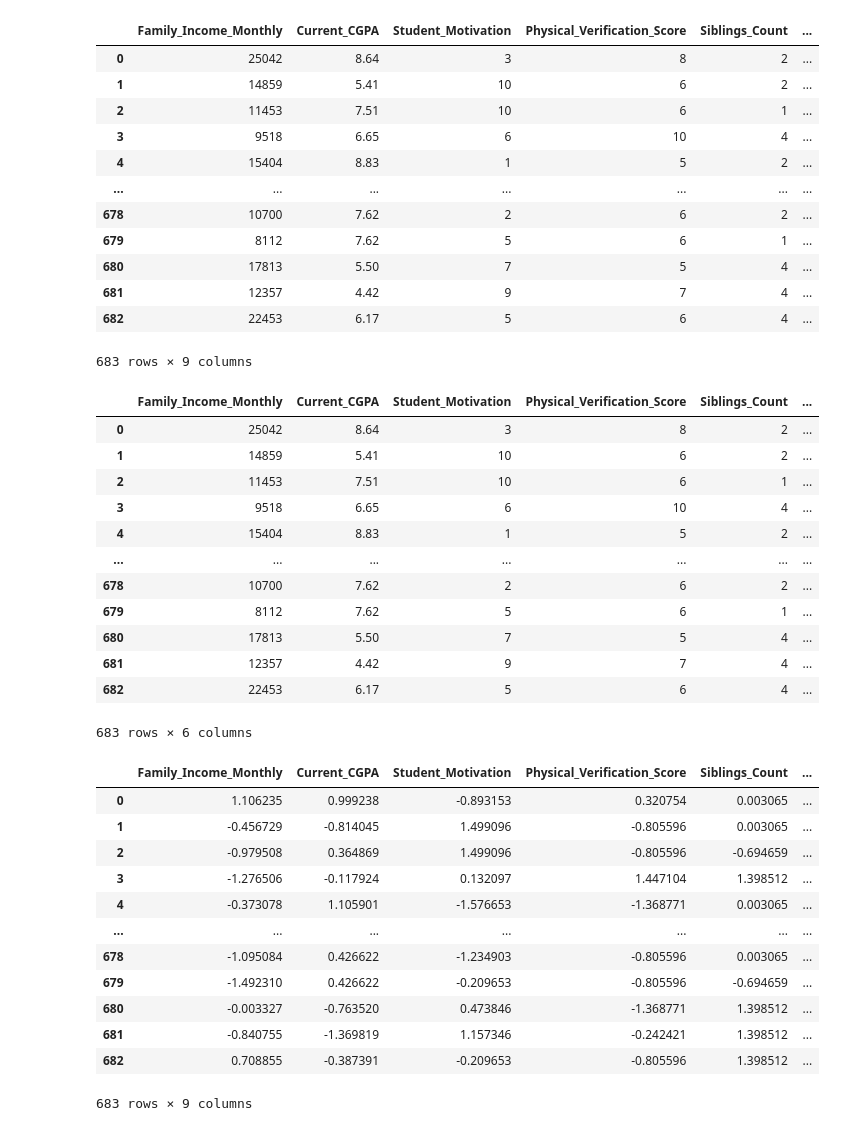
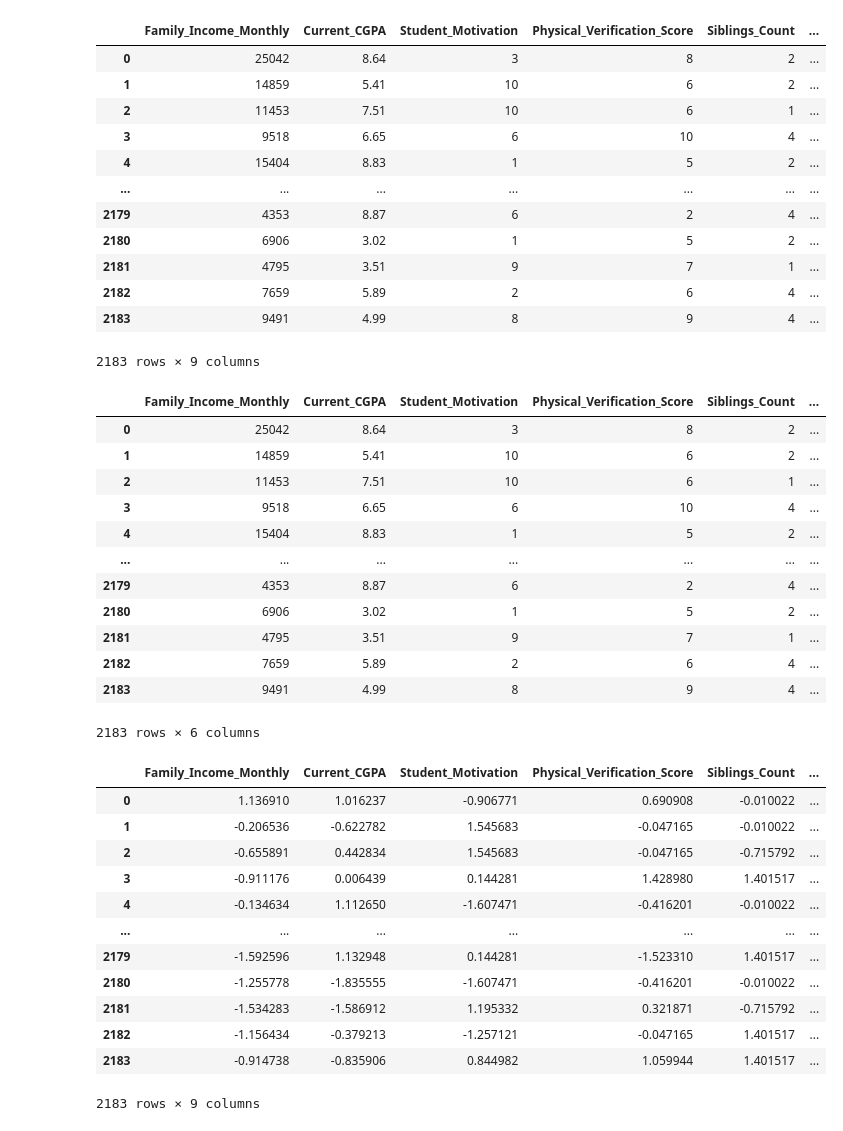
Before and after one commit to Uchimakali33/Maatram_project, a Jupyter notebook: data_preparation.ipynb, the cells around one changed output. Cells and saved outputs as stored; diff of their text form; code cells hidden in the pictures.

Commit message:
Dataset changed

```diff
--- a/data_preparation.ipynb
+++ b/data_preparation.ipynb
@@ -10,7 +10,7 @@ Saving maatram_final_dataset.csv to maatram_final_dataset.csv
 # %%
 import pandas as pd
 
-df=pd.read_csv('maatram_final_dataset.csv')
+df=pd.read_csv('maatram_updated.csv')
 df.info()
 # %% [output]
 <class 'pandas.core.frame.DataFrame'>
@@ -33,4 +33,8 @@ memory usage: 48.2+ KB
 df.isnull()
 df.dropna(inplace=True)
 df.isnull()
+
+df['Current_CGPA']=df["Current_CGPA"].round(2)
+df['School_Type_Public']=df['School_Type_Public'].astype(int)
+df.info()
 # %% [output]
@@ -57,12 +64,12 @@ df
 | 3 | 9518 | 6.65 | 6 | 10 | 4 | ... |
 | 4 | 15404 | 8.83 | 1 | 5 | 2 | ... |
 | ... | ... | ... | ... | ... | ... | ... |
-| 678 | 10700 | 7.62 | 2 | 6 | 2 | ... |
-| 679 | 8112 | 7.62 | 5 | 6 | 1 | ... |
-| 680 | 17813 | 5.50 | 7 | 5 | 4 | ... |
-| 681 | 12357 | 4.42 | 9 | 7 | 4 | ... |
-| 682 | 22453 | 6.17 | 5 | 6 | 4 | ... |
+| 2179 | 4353 | 8.87 | 6 | 2 | 4 | ... |
+| 2180 | 6906 | 3.02 | 1 | 5 | 2 | ... |
+| 2181 | 4795 | 3.51 | 9 | 7 | 1 | ... |
+| 2182 | 7659 | 5.89 | 2 | 6 | 4 | ... |
+| 2183 | 9491 | 4.99 | 8 | 9 | 4 | ... |
-683 rows × 9 columns
+2183 rows × 9 columns
 # %%
 numeric=["Family_Income_Monthly","Current_CGPA","Student_Motivation","Physical_Verification_Score","Siblings_Count","Parents_Employed"]
 df[numeric]
@@ -74,32 +81,34 @@ df[numeric]
 | 3 | 9518 | 6.65 | 6 | 10 | 4 | ... |
 | 4 | 15404 | 8.83 | 1 | 5 | 2 | ... |
 | ... | ... | ... | ... | ... | ... | ... |
-| 678 | 10700 | 7.62 | 2 | 6 | 2 | ... |
-| 679 | 8112 | 7.62 | 5 | 6 | 1 | ... |
-| 680 | 17813 | 5.50 | 7 | 5 | 4 | ... |
-| 681 | 12357 | 4.42 | 9 | 7 | 4 | ... |
-| 682 | 22453 | 6.17 | 5 | 6 | 4 | ... |
+| 2179 | 4353 | 8.87 | 6 | 2 | 4 | ... |
+| 2180 | 6906 | 3.02 | 1 | 5 | 2 | ... |
+| 2181 | 4795 | 3.51 | 9 | 7 | 1 | ... |
+| 2182 | 7659 | 5.89 | 2 | 6 | 4 | ... |
+| 2183 | 9491 | 4.99 | 8 | 9 | 4 | ... |
-683 rows × 6 columns
+2183 rows × 6 columns
 # %%
 from sklearn.preprocessing import StandardScaler
+import joblib
 scalar=StandardScaler()
 
 df[numeric]=scalar.fit_transform(df[numeric])
+joblib.dump(scalar,"scalar_u.pkl")
 df
 # %% [output]
 |  | Family_Income_Monthly | Current_CGPA | Student_Motivation | Physical_Verification_Score | Siblings_Count | ... |
-| 0 | 1.106235 | 0.999238 | -0.893153 | 0.320754 | 0.003065 | ... |
-| 1 | -0.456729 | -0.814045 | 1.499096 | -0.805596 | 0.003065 | ... |
-| 2 | -0.979508 | 0.364869 | 1.499096 | -0.805596 | -0.694659 | ... |
-| 3 | -1.276506 | -0.117924 | 0.132097 | 1.447104 | 1.398512 | ... |
-| 4 | -0.373078 | 1.105901 | -1.576653 | -1.368771 | 0.003065 | ... |
+| 0 | 1.136910 | 1.016237 | -0.906771 | 0.690908 | -0.010022 | ... |
+| 1 | -0.206536 | -0.622782 | 1.545683 | -0.047165 | -0.010022 | ... |
+| 2 | -0.655891 | 0.442834 | 1.545683 | -0.047165 | -0.715792 | ... |
+| 3 | -0.911176 | 0.006439 | 0.144281 | 1.428980 | 1.401517 | ... |
+| 4 | -0.134634 | 1.112650 | -1.607471 | -0.416201 | -0.010022 | ... |
 | ... | ... | ... | ... | ... | ... | ... |
-| 678 | -1.095084 | 0.426622 | -1.234903 | -0.805596 | 0.003065 | ... |
-| 679 | -1.492310 | 0.426622 | -0.209653 | -0.805596 | -0.694659 | ... |
-| 680 | -0.003327 | -0.763520 | 0.473846 | -1.368771 | 1.398512 | ... |
-| 681 | -0.840755 | -1.369819 | 1.157346 | -0.242421 | 1.398512 | ... |
-| 682 | 0.708855 | -0.387391 | -0.209653 | -0.805596 | 1.398512 | ... |
+| 2179 | -1.592596 | 1.132948 | 0.144281 | -1.523310 | 1.401517 | ... |
+| 2180 | -1.255778 | -1.835555 | -1.607471 | -0.416201 | -0.010022 | ... |
+| 2181 | -1.534283 | -1.586912 | 1.195332 | 0.321871 | -0.715792 | ... |
+| 2182 | -1.156434 | -0.379213 | -1.257121 | -0.047165 | 1.401517 | ... |
+| 2183 | -0.914738 | -0.835906 | 0.844982 | 1.059944 | 1.401517 | ... |
-683 rows × 9 columns
+2183 rows × 9 columns
 # %%
 from sklearn.preprocessing import LabelEncoder
 
```
Also changed, not shown: parts of 7 cells of this notebook.
